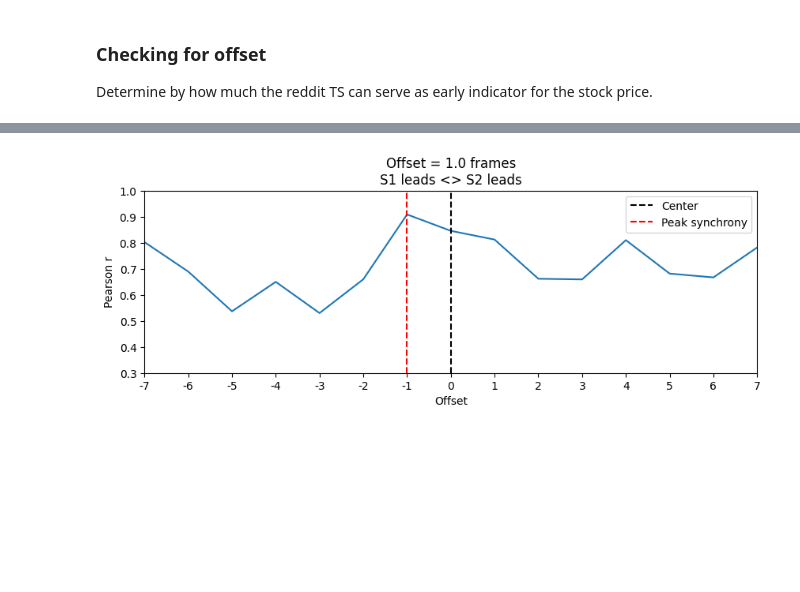
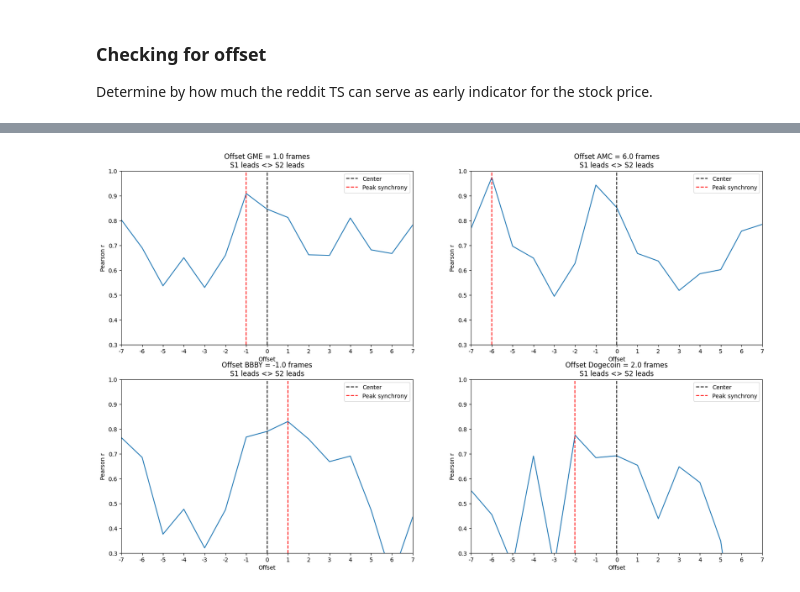
Before and after one commit to adavidho/Stonkscast, a Jupyter notebook: explorative/analysis/explorative_analysis.ipynb, the cells around one changed output, grey strips where cells are left out. Drawn from its saved outputs; the diff is of its cells as text; code cells hidden in the pictures; blank space fills up the shorter version.

```diff
--- a/explorative/analysis/explorative_analysis.ipynb
+++ b/explorative/analysis/explorative_analysis.ipynb
@@ -27,2 +5,14 @@ reddit_ts.shape
+# %%
+gme_stock = pd.read_csv("../stock_prices/GME.csv", index_col=0)
+gme_wc = pd.read_csv("../../data_works/wc_ts_exports/wc_GME.csv", low_memory=False, index_col=0)
+
+amc_stock = pd.read_csv("../stock_prices/AMC.csv", index_col=0)
+amc_wc = pd.read_csv("../../data_works/wc_ts_exports/wc_AMC.csv", low_memory=False, index_col=0)
+
+bbby_stock = pd.read_csv("../stock_prices/GME.csv", index_col=0)
+bbby_wc = pd.read_csv("../../data_works/wc_ts_exports/wc_BBBY.csv", low_memory=False, index_col=0)
+
+doge_stock = pd.read_csv("../stock_prices/GME.csv", index_col=0)
+doge_wc = pd.read_csv("../../data_works/wc_ts_exports/wc_DOGECOIN.csv", low_memory=False, index_col=0)
 # %% [markdown]
 ### Plotting
@@ -109,20 +165,67 @@ def crosscorr(datax, datay, lag=0, wrap=False):
     shiftedy.iloc[:lag] = datay.iloc[-lag:].values
     return datax.corr(shiftedy)
 # %%
-d1 = plotting_df["Open"].loc["2021-01-01":"2021-02-01"]
-d2 = plotting_df["wordcount"].loc["2021-01-01":"2021-02-01"]
+d1 = plotting_df_gme["Open"].loc["2021-01-01":"2021-02-01"]
+d2 = plotting_df_gme["wordcount"].loc["2021-01-01":"2021-02-01"]
+
+d3 = plotting_df_amc["Open"].loc["2021-01-01":"2021-02-01"]
+d4 = plotting_df_amc["wordcount"].loc["2021-01-01":"2021-02-01"]
+
+d5 = plotting_df_bbby["Open"].loc["2021-01-01":"2021-02-01"]
+d6 = plotting_df_bbby["wordcount"].loc["2021-01-01":"2021-02-01"]
+
+d7 = plotting_df_doge["Open"].loc["2021-01-01":"2021-02-01"]
+d8 = plotting_df_doge["wordcount"].loc["2021-01-01":"2021-02-01"]
+
 seconds = 1
 fps = 7
-rs = [crosscorr(d1,d2, lag) for lag in range(-int(seconds*fps),int(seconds*fps+1))]
-offset = np.floor(len(rs)/2)-np.argmax(rs)
-f,ax=plt.subplots(figsize=(10,3))
-ax.plot(rs)
-ax.axvline(fps, color='k', linestyle='--', label='Center')
-ax.axvline(np.argmax(rs),color='r',linestyle='--',label='Peak synchrony')
-ax.set(title=f'Offset = {offset} frames\nS1 leads <> S2 leads',ylim=[.3,1],xlim=[0,10], xlabel='Offset',ylabel='Pearson r')
-ax.set_xticks(list(range(fps*2+1)))
-ax.set_xticklabels(list(range(-fps, fps+1)))
-plt.legend()
+
+rs_gme = [crosscorr(d1,d2, lag) for lag in range(-int(seconds*fps),int(seconds*fps+1))]
+offset_gme = np.floor(len(rs_gme)/2)-np.argmax(rs_gme)
+
+rs_amc = [crosscorr(d3,d4, lag) for lag in range(-int(seconds*fps),int(seconds*fps+1))]
+offset_amc = np.floor(len(rs_amc)/2)-np.argmax(rs_amc)
+
+rs_bbby = [crosscorr(d5,d6, lag) for lag in range(-int(seconds*fps),int(seconds*fps+1))]
+offset_bbby = np.floor(len(rs_bbby)/2)-np.argmax(rs_bbby)
+
+rs_doge = [crosscorr(d7,d8, lag) for lag in range(-int(seconds*fps),int(seconds*fps+1))]
+offset_doge = np.floor(len(rs_doge)/2)-np.argmax(rs_doge)
+
+f, ((ax1, ax2), (ax3, ax4)) = plt.subplots(2, 2, figsize=(20,12))
+
+ax1.plot(rs_gme)
+ax1.axvline(fps, color='k', linestyle='--', label='Center')
+ax1.axvline(np.argmax(rs_gme),color='r',linestyle='--',label='Peak synchrony')
+ax1.set(title=f'Offset GME = {offset_gme} frames\nS1 leads <> S2 leads',ylim=[.3,1],xlim=[0,10], xlabel='Offset',ylabel='Pearson r')
+ax1.set_xticks(list(range(fps*2+1)))
+ax1.set_xticklabels(list(range(-fps, fps+1)))
+ax1.legend()
+
+ax2.plot(rs_amc)
+ax2.axvline(fps, color='k', linestyle='--', label='Center')
+ax2.axvline(np.argmax(rs_amc),color='r',linestyle='--',label='Peak synchrony')
+ax2.set(title=f'Offset AMC = {offset_amc} frames\nS1 leads <> S2 leads',ylim=[.3,1],xlim=[0,10], xlabel='Offset',ylabel='Pearson r')
+ax2.set_xticks(list(range(fps*2+1)))
+ax2.set_xticklabels(list(range(-fps, fps+1)))
+ax2.legend()
+
+ax3.plot(rs_bbby)
+ax3.axvline(fps, color='k', linestyle='--', label='Center')
+ax3.axvline(np.argmax(rs_bbby),color='r',linestyle='--',label='Peak synchrony')
+ax3.set(title=f'Offset BBBY = {offset_bbby} frames\nS1 leads <> S2 leads',ylim=[.3,1],xlim=[0,10], xlabel='Offset',ylabel='Pearson r')
+ax3.set_xticks(list(range(fps*2+1)))
+ax3.set_xticklabels(list(range(-fps, fps+1)))
+ax3.legend()
+
+ax4.plot(rs_doge)
+ax4.axvline(fps, color='k', linestyle='--', label='Center')
+ax4.axvline(np.argmax(rs_doge),color='r',linestyle='--',label='Peak synchrony')
+ax4.set(title=f'Offset Dogecoin = {offset_doge} frames\nS1 leads <> S2 leads',ylim=[.3,1],xlim=[0,10], xlabel='Offset',ylabel='Pearson r')
+ax4.set_xticks(list(range(fps*2+1)))
+ax4.set_xticklabels(list(range(-fps, fps+1)))
+ax4.legend()
+
 plt.show()
 # %% [output]
-[figure, old version]
+[figure, new version]
```
Also changed, not shown: parts of 12 cells of this notebook, 5 other files.
